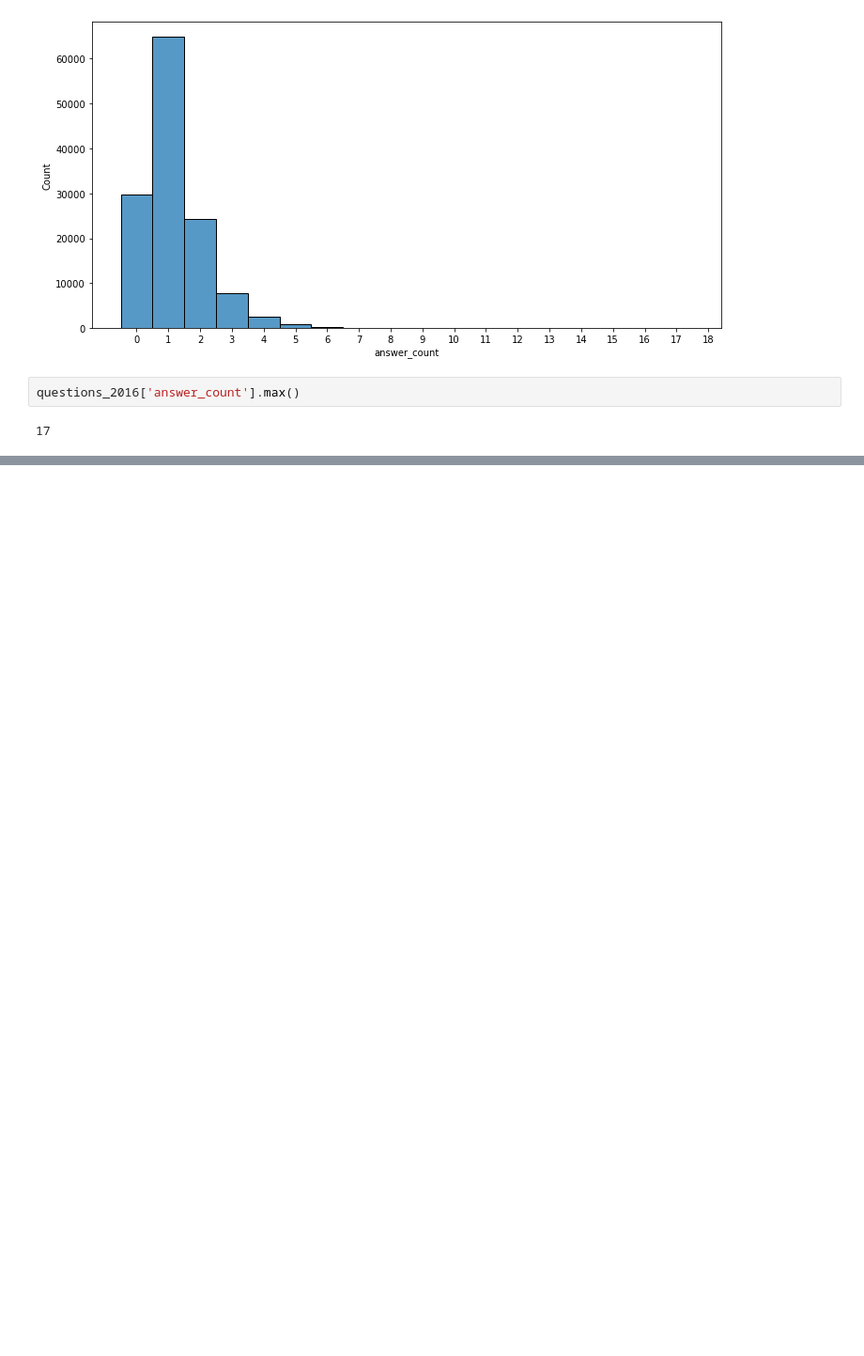
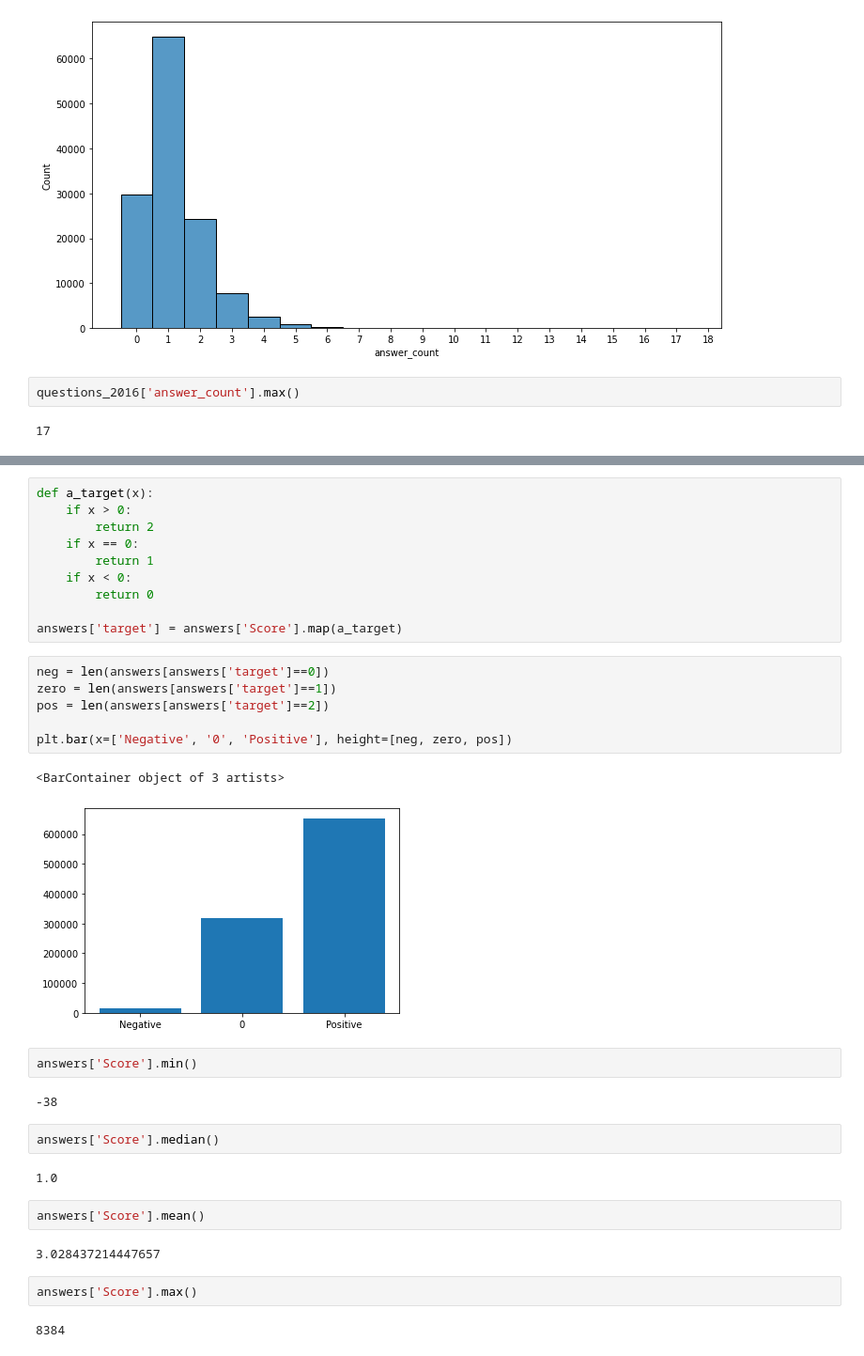
Before and after one commit to willcd/module5-project, a Jupyter notebook: code/eda_notebook.ipynb, the cells around one changed output, grey strips where cells are left out. Shown: that part at 94% size. Cells and saved outputs as stored; diff of their text form; blank space fills up the shorter version.

```diff
--- a/code/eda_notebook.ipynb
+++ b/code/eda_notebook.ipynb
@@ -418,0 +286,35 @@ scores[1].mean()
+# %%
+def a_target(x):
+    if x > 0:
+        return 2
+    if x == 0:
+        return 1
+    if x < 0:
+        return 0
+
+answers['target'] = answers['Score'].map(a_target)
+# %%
+neg = len(answers[answers['target']==0])
+zero = len(answers[answers['target']==1])
+pos = len(answers[answers['target']==2])
+
+plt.bar(x=['Negative', '0', 'Positive'], height=[neg, zero, pos])
+# %% [output]
+<BarContainer object of 3 artists>
+[figure, added]
+# %%
+answers['Score'].min()
+# %% [output]
+-38
+# %%
+answers['Score'].median()
+# %% [output]
+1.0
+# %%
+answers['Score'].mean()
+# %% [output]
+3.028437214447657
+# %%
+answers['Score'].max()
+# %% [output]
+8384
```
Also changed, not shown: parts of 43 cells of this notebook.
